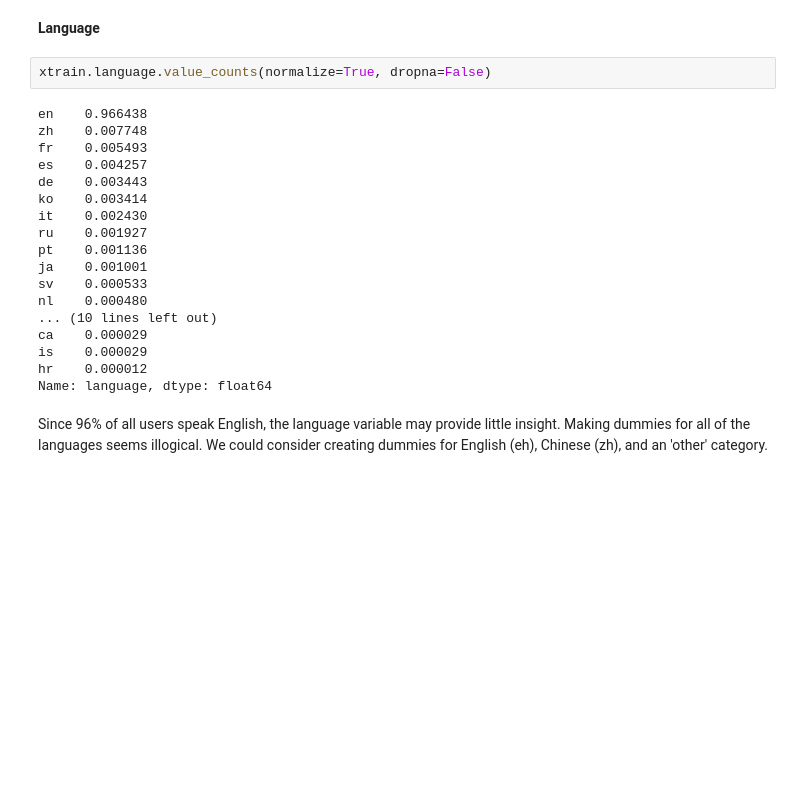
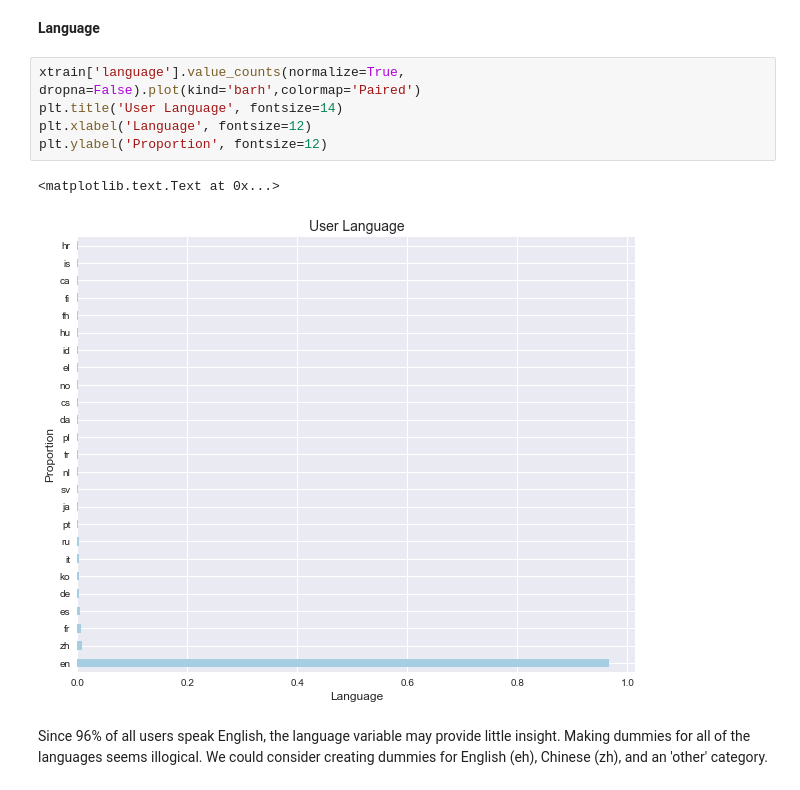
Before and after one commit to broad32/Project, a Jupyter notebook: Project.ipynb, the cells around one changed output. Cells and saved outputs as stored; diff of their text form; blank space fills up the shorter version.

```diff
--- a/Project.ipynb
+++ b/Project.ipynb
@@ -342,26 +344,14 @@ test.signup_flow.replace(to_replace=replace_vals, value='other', inplace=True)
 dummies.append('signup_flow')
 # %% [markdown]
 **Language**
-# %%
-xtrain.language.value_counts(normalize=True, dropna=False)
-# %% [output]
-en    0.966438
-zh    0.007748
-fr    0.005493
-es    0.004257
-de    0.003443
-ko    0.003414
-it    0.002430
-ru    0.001927
-pt    0.001136
-ja    0.001001
-sv    0.000533
-nl    0.000480
-... (10 lines left out)
-ca    0.000029
-is    0.000029
-hr    0.000012
-Name: language, dtype: float64
+# %%
+xtrain['language'].value_counts(normalize=True, dropna=False).plot(kind='barh',colormap='Paired')
+plt.title('User Language', fontsize=14)
+plt.xlabel('Language', fontsize=12)
+plt.ylabel('Proportion', fontsize=12)
+# %% [output]
+<matplotlib.text.Text at 0x...>
+[figure, added]
 # %% [markdown]
 Since 96% of all users speak English, the language variable may provide little insight. Making dummies for all of the languages seems illogical. We could consider creating dummies for English (eh), Chinese (zh), and an 'other' category.
 # %%
```
Also changed, not shown: parts of 7 cells of this notebook.
